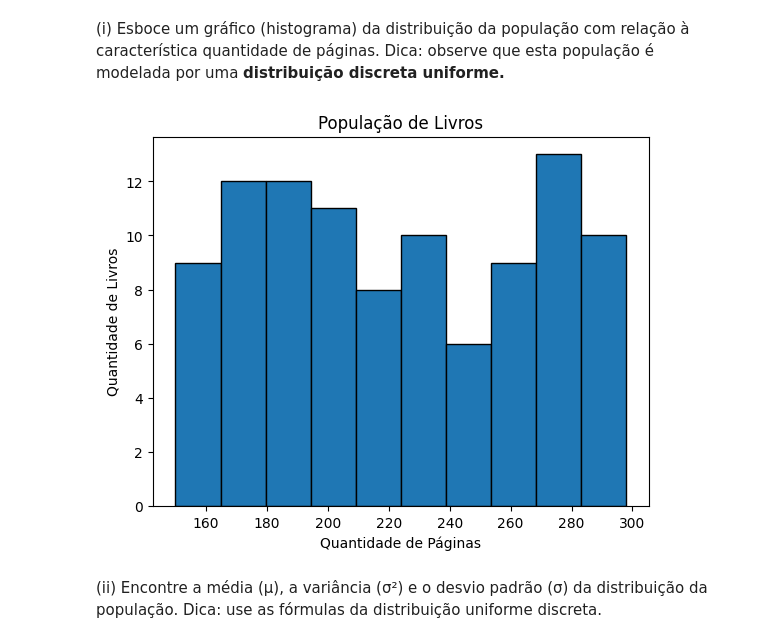
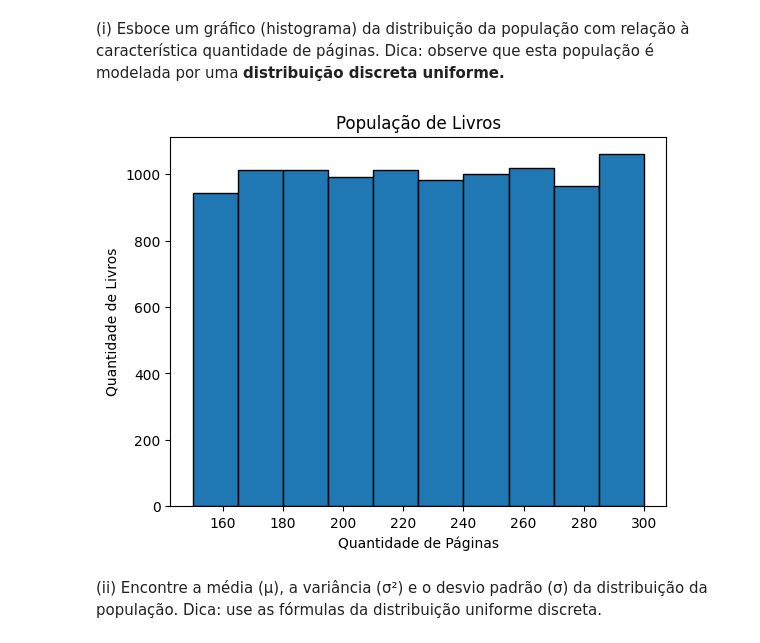
Before and after one commit to stepsbtw/Statistical-Inference, a Jupyter notebook: GCC1625_T1_CAIO_PASSOS_TORKST_FERREIRA.ipynb, the cells around one changed output. Saved outputs shown, nothing was run; the diff lists cells and outputs as text; code cells hidden in the pictures.

```diff
--- a/GCC1625_T1_CAIO_PASSOS_TORKST_FERREIRA.ipynb
+++ b/GCC1625_T1_CAIO_PASSOS_TORKST_FERREIRA.ipynb
@@ -10,21 +10,21 @@ Nesta parte do trabalho, você irá abordar a situação descrita acima como um
 # %%
 import numpy as np
 import matplotlib.pyplot as plt
 
 page_min = 150
 page_max = 300
-population_size = 100
+population_size = 10000
 
 rng = np.random.default_rng()
 population_pages = rng.integers(page_min, page_max+1, size=population_size) # distribuicao uniforme de inteiros.
 
 plt.hist(population_pages, edgecolor="black")
 plt.title("População de Livros")
 plt.xlabel("Quantidade de Páginas")
 plt.ylabel("Quantidade de Livros")
 plt.show()
 # %% [output]
-[figure, old version]
+[figure, new version]
 # %% [markdown]
 (ii) Encontre a média (μ), a variância (σ²) e o desvio padrão (σ) da distribuição da população. Dica: use as fórmulas da distribuição uniforme discreta.
 # %%
```
Also changed, not shown: parts of 7 cells of this notebook.
